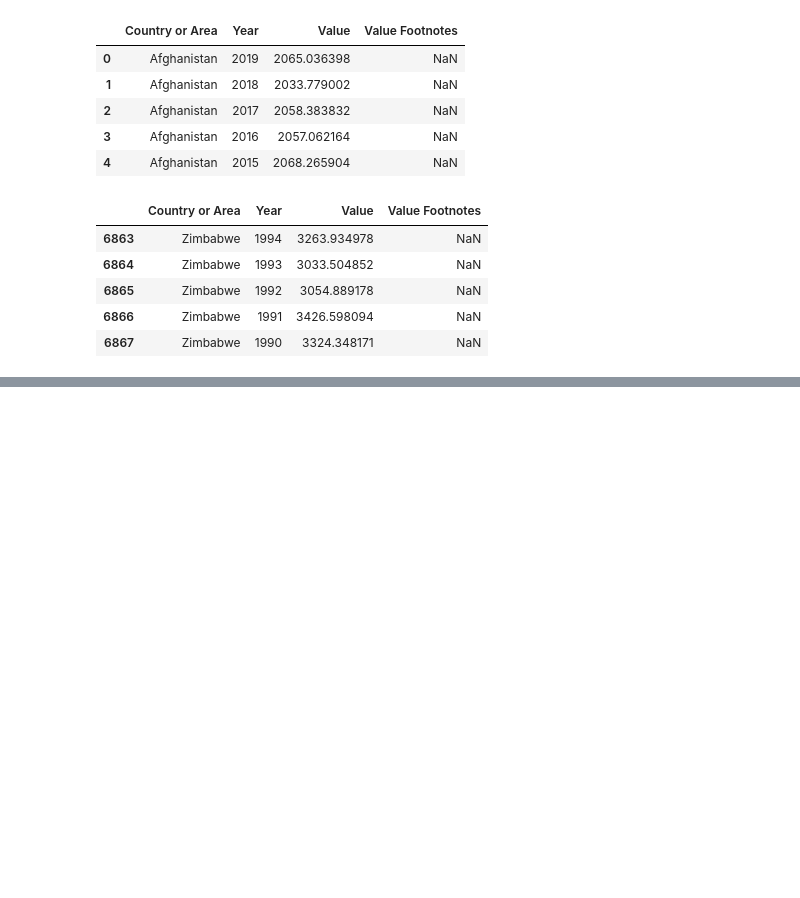
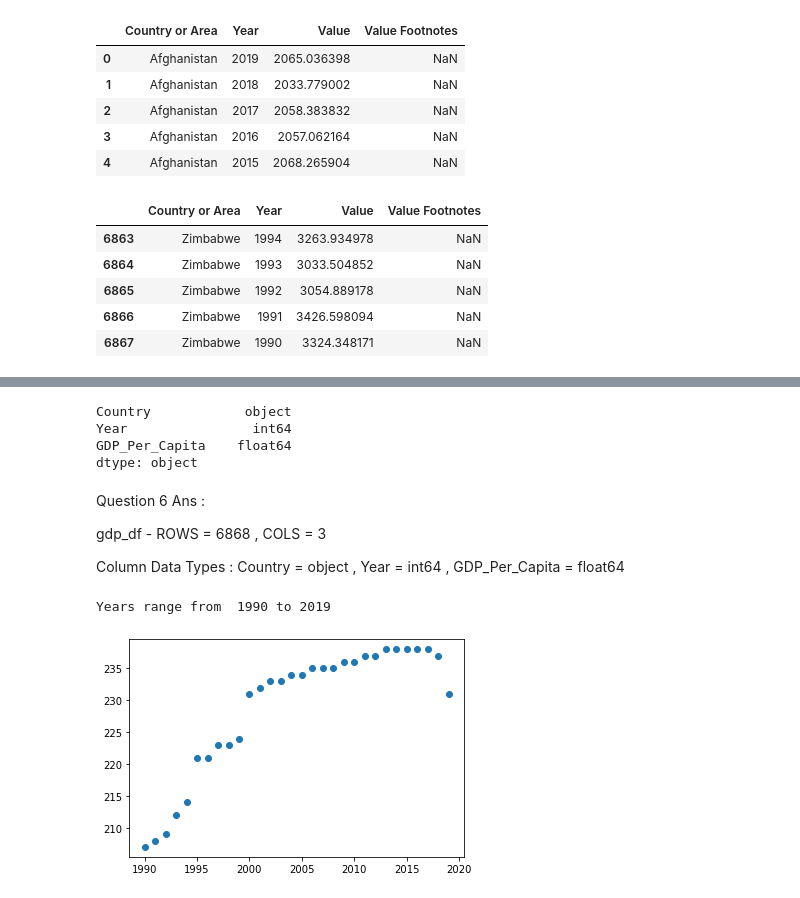
Before and after one commit to nss-data-science-cohort-6/un_data_question-jmayf123, a Jupyter notebook: notebooks/UN_Data_Exploration.ipynb, the cells around one changed output, grey strips where cells are left out. Saved outputs shown, nothing was run; the diff lists cells and outputs as text; code cells hidden in the pictures; blank space fills up the shorter version.

```diff
--- a/notebooks/UN_Data_Exploration.ipynb
+++ b/notebooks/UN_Data_Exploration.ipynb
@@ -43,0 +43,3 @@ gdp_df.drop(columns=['Value Footnotes'])
+# %%
+gdp_df = gdp_df.drop(columns=['Value Footnotes'])
+gdp_df
@@ -43,0 +60,23 @@ gdp_df.drop(columns=['Value Footnotes'])
+# %%
+gdp_df.dtypes
+# %% [output]
+Country            object
+Year                int64
+GDP_Per_Capita    float64
+dtype: object
+# %% [markdown]
+Question 6 Ans :
+
+gdp_df - ROWS = 6868 , COLS = 3
+
+Column Data Types : Country = object , Year = int64 , GDP_Per_Capita = float64
+# %%
+year_counts = gdp_df.value_counts(subset='Year')
+x = year_counts.index
+y = year_counts
+plt.scatter(x,y)
+
+print('Years range from ', x.min(), 'to', x.max())
+# %% [output]
+Years range from  1990 to 2019
+[figure, added]
```
Also changed, not shown: parts of 5 cells of this notebook.
